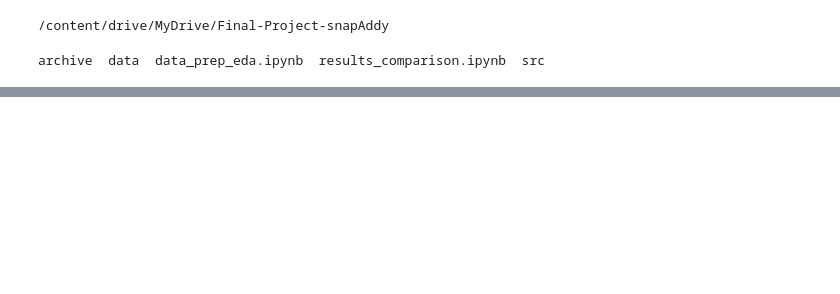
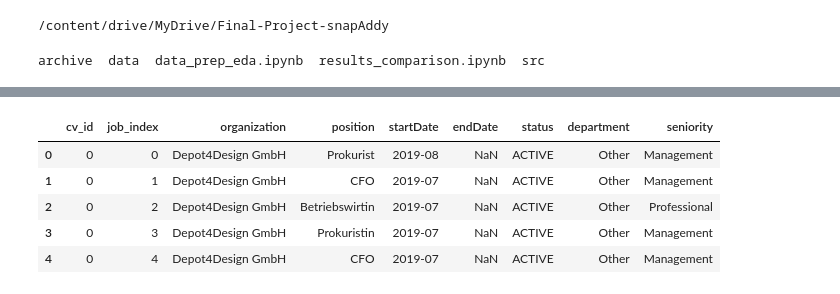
Before and after one commit to luisadosch/nlp-job-title-classification-benchmark-snapaddy, a Jupyter notebook: src/model-approach-1-baseline.ipynb, the cells around one changed output, grey strips where cells are left out. Saved outputs shown, nothing was run; the diff lists cells and outputs as text; code cells hidden in the pictures; blank space fills up the shorter version.

```diff
--- a/src/model-approach-1-baseline.ipynb
+++ b/src/model-approach-1-baseline.ipynb
@@ -30,0 +36,4 @@ ModuleNotFoundError: No module named 'utils.text_utils'
+# %%
+department_df = pd.read_csv(department_path)
+seniority_df = pd.read_csv(seniority_path)
+jobs_annotated_df = pd.read_csv("jobs_annotated.csv")
@@ -30,0 +69,9 @@ ModuleNotFoundError: No module named 'utils.text_utils'
+# %%
+jobs_annotated_df.head()
+# %% [output]
+|  | cv_id | job_index | organization | position | startDate | endDate | status | department | seniority |
+| 0 | 0 | 0 | Depot4Design GmbH | Prokurist | 2019-08 | NaN | ACTIVE | Other | Management |
+| 1 | 0 | 1 | Depot4Design GmbH | CFO | 2019-07 | NaN | ACTIVE | Other | Management |
+| 2 | 0 | 2 | Depot4Design GmbH | Betriebswirtin | 2019-07 | NaN | ACTIVE | Other | Professional |
+| 3 | 0 | 3 | Depot4Design GmbH | Prokuristin | 2019-07 | NaN | ACTIVE | Other | Management |
+| 4 | 0 | 4 | Depot4Design GmbH | CFO | 2019-07 | NaN | ACTIVE | Other | Management |
```
Also changed, not shown: parts of 21 cells of this notebook.
